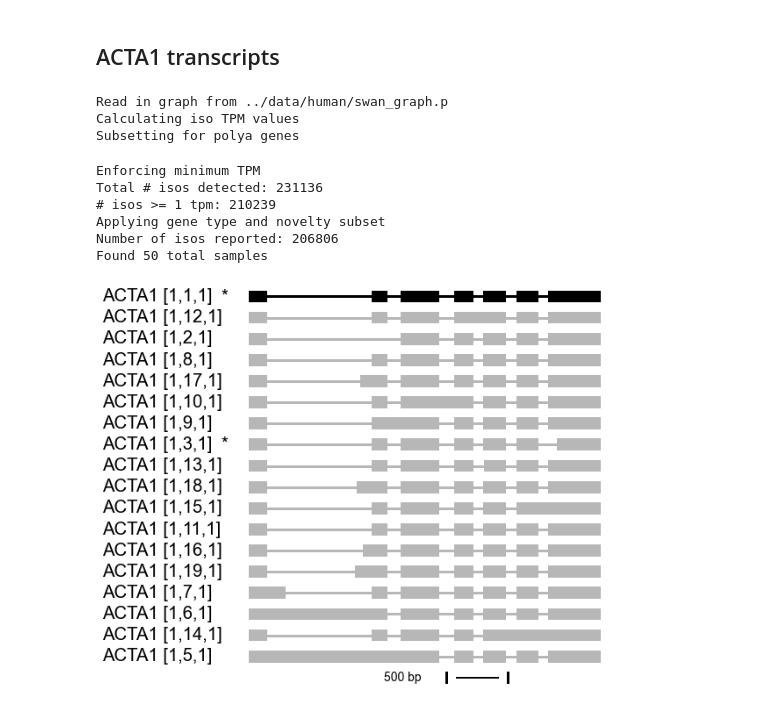
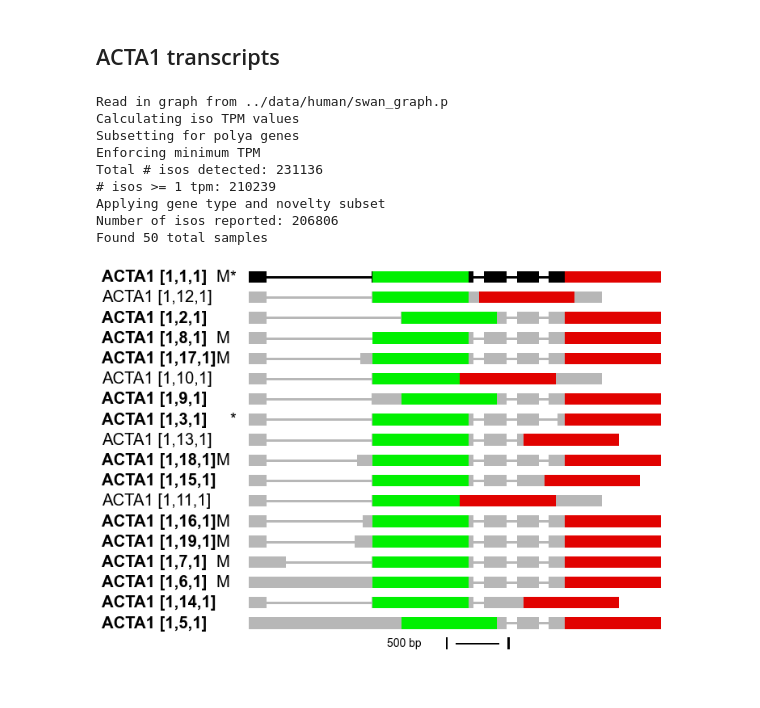
Before and after one commit to fairliereese/paper_rnawg, a Jupyter notebook: figures/fig3/fig3.ipynb, the cells around one changed output. Saved outputs shown, nothing was run; the diff lists cells and outputs as text; code cells hidden in the pictures.

Commit message:
added cds to browser plot

```diff
--- a/figures/fig3/fig3.ipynb
+++ b/figures/fig3/fig3.ipynb
@@ -30,6 +30,10 @@ swan_file = '../'+expand(config['data']['sg'], species='human')[0]
 cerberus_h5 = '../'+expand(config['data']['cerb_annot'], species='human')[0]
 cerb_t_metadata = '../'+expand(config['data']['t_info'], species='human')[0]
 major_isos = '../'+expand(config['data']['major_isos'], species='human', obs_col='sample')[0]
+pp_summary = '../'+expand(config['data']['p_pred']['summary'], species='human')[0]
+ref_t_metadata = '../'+expand(config['ref']['t_info'], species='human')[0]
+ref_g_metadata = '../'+expand(config['ref']['g_info'], species='human')[0]
+
 
 ver = 'v40_cerberus'
 min_tpm = 1
@@ -423,22 +433,25 @@ df = ca.plot_simplex(top='splicing_ratio',
 # %%
 plot_browser_isos_2(cerberus_h5,
                     swan_file,
                     filt_ab,
+                    pp_summary,
                     major_isos,
+                    ref_t_metadata,
+                    ref_g_metadata,
                     'ACTA1',
                     obs_col,
                     'heart',
                     'figures/acta1_heart_browser_isos.pdf',
                     h=0.2,
                     ref_sources=['v29', 'v40'])
 # %% [output]
 Read in graph from ../data/human/swan_graph.p
 Calculating iso TPM values
 Subsetting for polya genes
+Enforcing minimum TPM
+Total # isos detected: 231136
+# isos >= 1 tpm: 210239
+Applying gene type and novelty subset
+Number of isos reported: 206806
+Found 50 total samples
-Enforcing minimum TPM
-Total # isos detected: 231136
-# isos >= 1 tpm: 210239
-Applying gene type and novelty subset
-Number of isos reported: 206806
-Found 50 total samples
-[figure, old version]
+[figure, new version]
```
Also changed, not shown: parts of 2 cells of this notebook, 7 other files.
